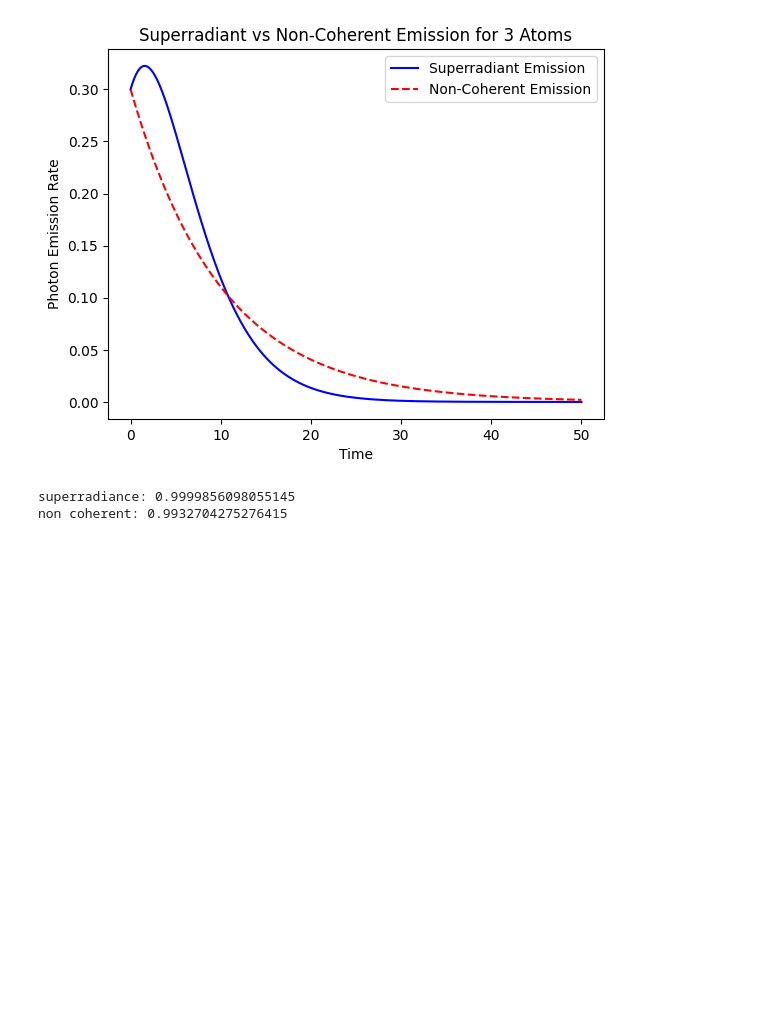
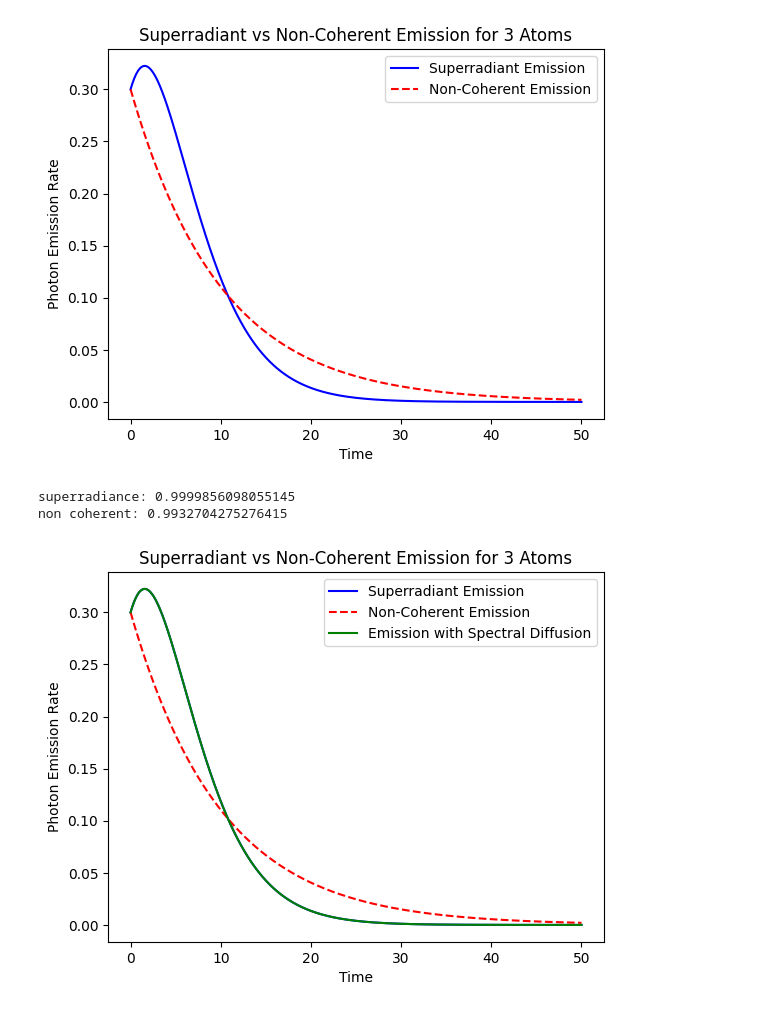
Before and after one commit to iglesias-cardinale/Superradiance, a Jupyter notebook: Superradiance, just atoms.ipynb, the cells around one changed output. Saved outputs shown, nothing was run; the diff lists cells and outputs as text; code cells hidden in the pictures; blank space fills up the shorter version.

Commit message:
Added collapse operator enhancement

```diff
--- a/Superradiance, just atoms.ipynb
+++ b/Superradiance, just atoms.ipynb
@@ -192,3 +188,43 @@ print('non coherent: ' + str(trapezoid(photon_emission_rate_non_coherent,t)/N))
 # %% [output]
 superradiance: 0.9999856098055145
 non coherent: 0.9932704275276415
+# %%
+# Define the time-dependent detuning (slow variation over time)
+def Delta_t(t):
+    return np.random.normal(0, 10)  # Example: Gaussian noise
+
+# Define time-dependent atomic Hamiltonian
+def H_atom_t(t, args):
+    return hbar * (omega_0 + Delta_t(t)) * D3
+
+# Define time-dependent detuning for each atom
+def Delta_i_t(i, t):
+    # Gaussian noise as an example of time-dependent detuning
+    return np.random.normal(0, 10)  # Detuning variance
+
+# Define individual collapse operators for each atom with spectral diffusion
+c_ops_spectral_diffusion = []
+for i in range(N):
+    # Create a phase factor based on the detuning and time
+    phase_factor = np.exp(1j * Delta_i_t(i, t[-1]) * t[-1])  # Use last time point for phase factor
+    # Create a collapse operator for each atom
+    collapse_op = qt.tensor([qt.qeye(2)] * i + [np.sqrt(gamma) * Dminus_i * phase_factor] + [qt.qeye(2)] * (N - i - 1))
+    c_ops_spectral_diffusion.append(collapse_op)
+
+# Solve the master equation with time-dependent Hamiltonian
+result_spectral_diffusion = qt.mesolve(H_atom_t, psi_0, t, c_ops, [W])
+
+#Extract photon emission rate of non-coherent case
+photon_emission_rate_spectral_diffusion = result_spectral_diffusion.expect[0]
+
+# Plot the results
+plt.plot(t, photon_emission_rate_super, label='Superradiant Emission', color='blue')
+plt.plot(t, photon_emission_rate_non_coherent, label='Non-Coherent Emission', color='red', linestyle='--')
+plt.plot(t, photon_emission_rate_spectral_diffusion, label='Emission with Spectral Diffusion', color='green', linestyle='-')
+plt.xlabel('Time')
+plt.ylabel('Photon Emission Rate')
+plt.title(f'Superradiant vs Non-Coherent Emission for {N} Atoms')
+plt.legend()
+plt.show()
+# %% [output]
+[figure, added]
```
Also changed, not shown: parts of 3 cells of this notebook.
